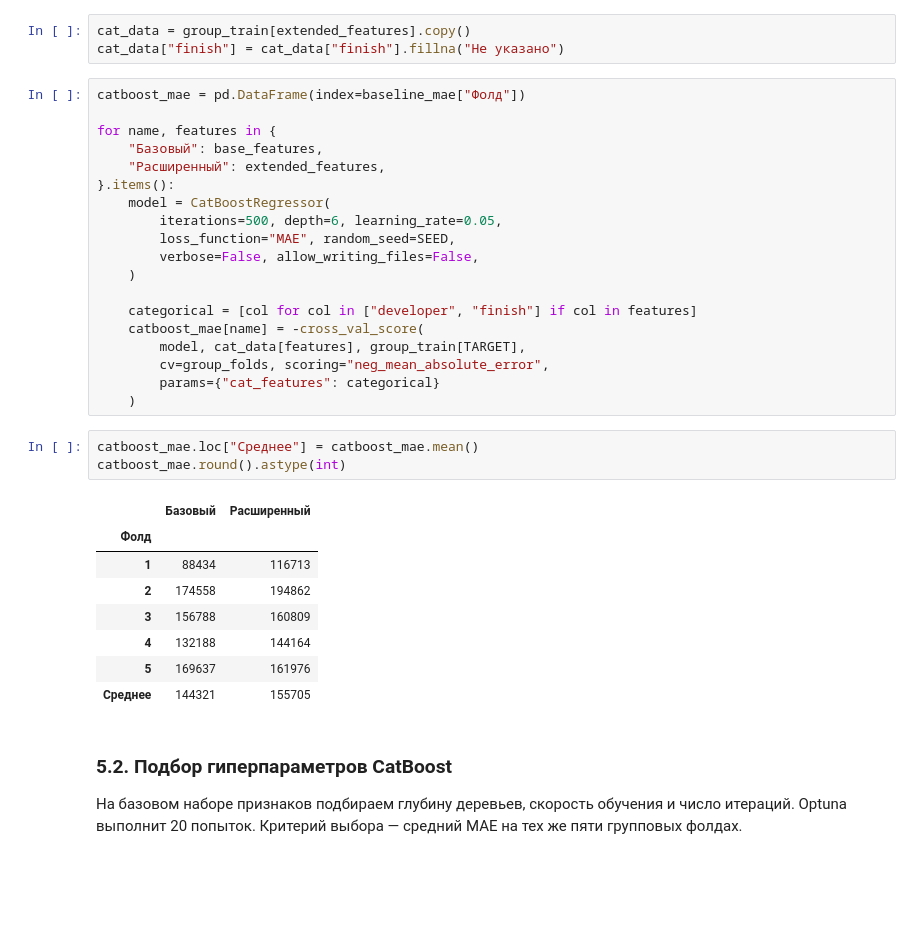
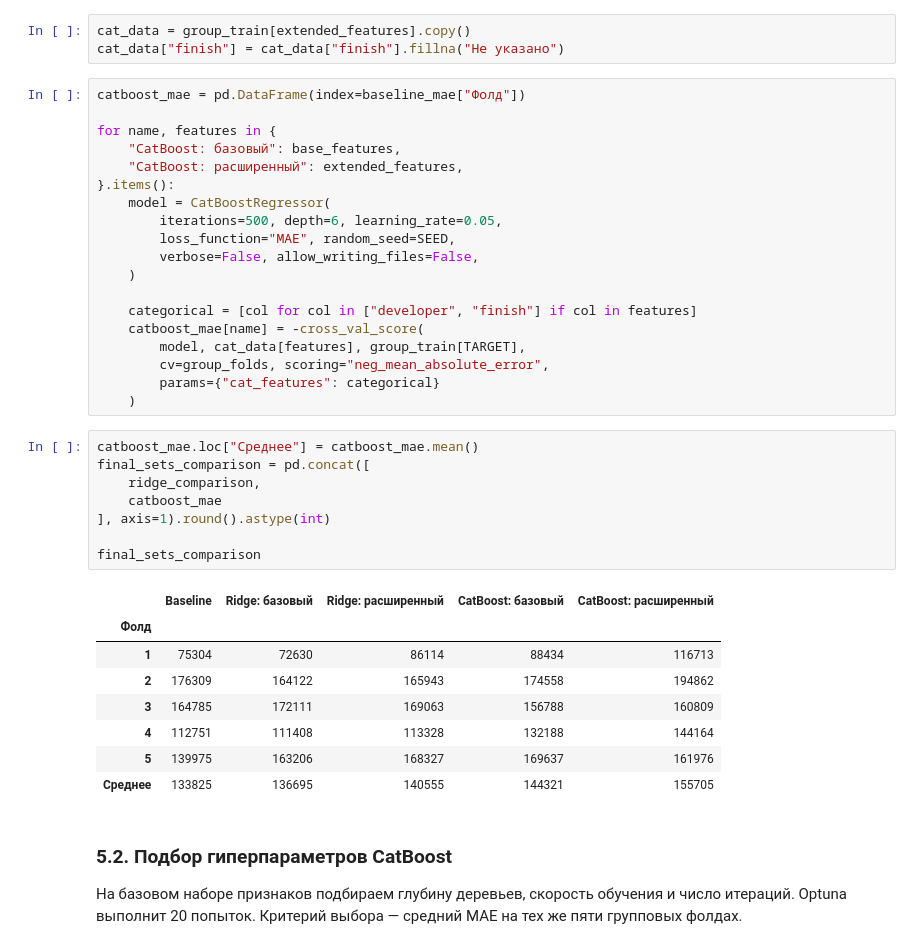
Before and after one commit to misha-mishin/newbuild-price-estimator, a Jupyter notebook: notebooks/modeling.ipynb, the cells around one changed output. Cells and saved outputs as stored; diff of their text form; blank space fills up the shorter version.

```diff
--- a/notebooks/modeling.ipynb
+++ b/notebooks/modeling.ipynb
@@ -316,8 +318,8 @@ cat_data["finish"] = cat_data["finish"].fillna("Не указано")
 catboost_mae = pd.DataFrame(index=baseline_mae["Фолд"])
 
 for name, features in {
-    "Базовый": base_features,
-    "Расширенный": extended_features,
+    "CatBoost: базовый": base_features,
+    "CatBoost: расширенный": extended_features,
 }.items():
     model = CatBoostRegressor(
         iterations=500, depth=6, learning_rate=0.05,
@@ -333,16 +335,21 @@ for name, features in {
     )
 # %%
 catboost_mae.loc["Среднее"] = catboost_mae.mean()
-catboost_mae.round().astype(int)
+final_sets_comparison = pd.concat([
+    ridge_comparison,
+    catboost_mae
+], axis=1).round().astype(int)
+
+final_sets_comparison
 # %% [output]
-|  | Базовый | Расширенный |
-| Фолд |  |  |
-| 1 | 88434 | 116713 |
-| 2 | 174558 | 194862 |
-| 3 | 156788 | 160809 |
-| 4 | 132188 | 144164 |
-| 5 | 169637 | 161976 |
-| Среднее | 144321 | 155705 |
+|  | Baseline | Ridge: базовый | Ridge: расширенный | CatBoost: базовый | CatBoost: расширенный |
+| Фолд |  |  |  |  |  |
+| 1 | 75304 | 72630 | 86114 | 88434 | 116713 |
+| 2 | 176309 | 164122 | 165943 | 174558 | 194862 |
+| 3 | 164785 | 172111 | 169063 | 156788 | 160809 |
+| 4 | 112751 | 111408 | 113328 | 132188 | 144164 |
+| 5 | 139975 | 163206 | 168327 | 169637 | 161976 |
+| Среднее | 133825 | 136695 | 140555 | 144321 | 155705 |
 # %% [markdown]
 ### 5.2. Подбор гиперпараметров CatBoost
 
```
Also changed, not shown: parts of 18 cells of this notebook.
